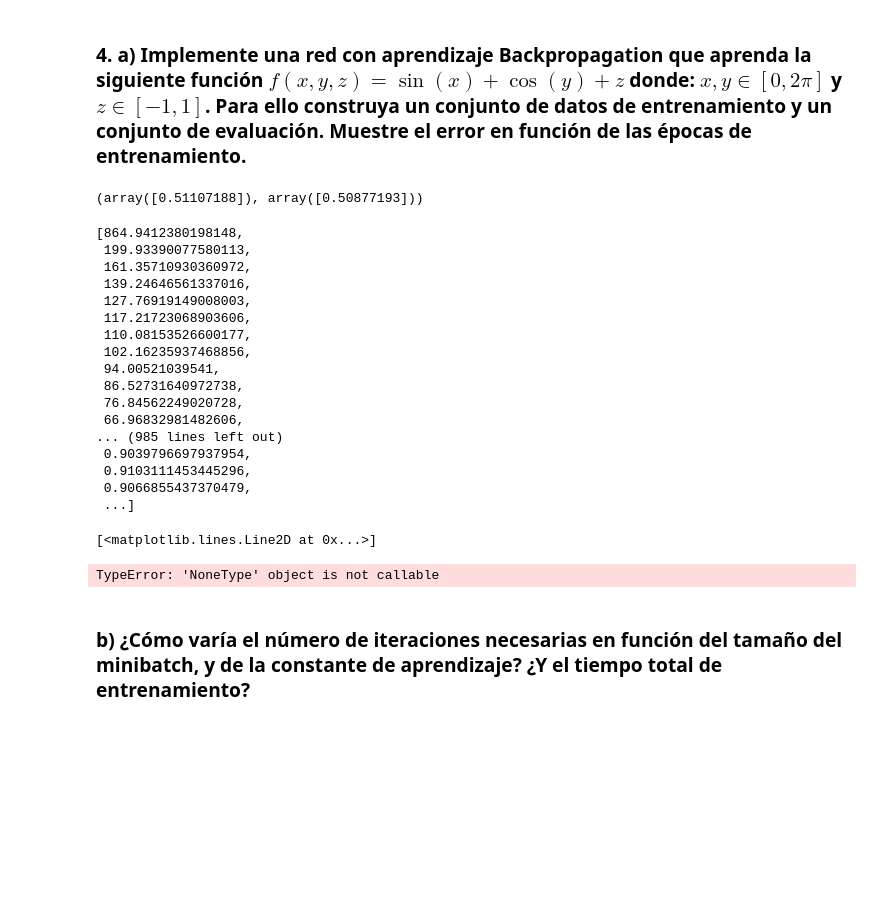
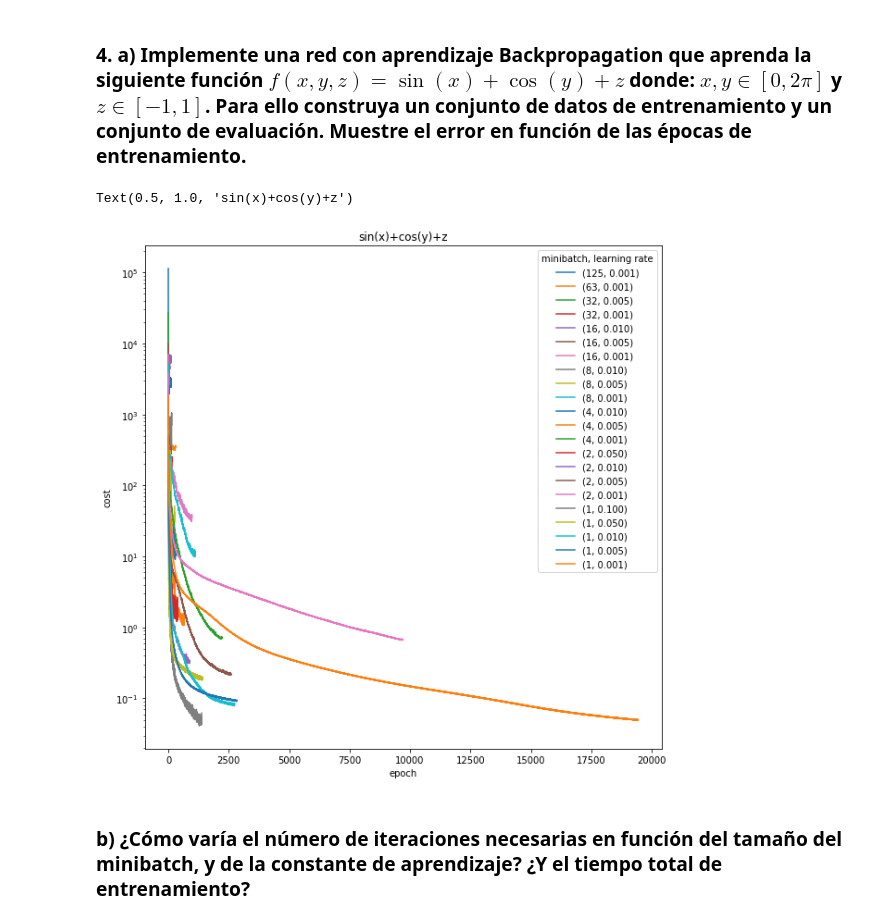
Before and after one commit to xvan/RedesNeuronales, a Jupyter notebook: TP2/tp2/tp2.ipynb, the cells around one changed output. Cells and saved outputs as stored; diff of their text form; code cells hidden in the pictures; blank space fills up the shorter version.

```diff
--- a/TP2/tp2/tp2.ipynb
+++ b/TP2/tp2/tp2.ipynb
@@ -488,36 +460,18 @@ trainer.train()
-# %%
-mn.process(training_samples[10][0]),training_samples[10][1]
-# %% [output]
-(array([0.51107188]), array([0.50877193]))
-# %%
-func_costs
-# %% [output]
-[864.9412380198148,
- 199.93390077580113,
- 161.35710930360972,
- 139.24646561337016,
- 127.76919149008003,
- 117.21723068903606,
- 110.08153526600177,
- 102.16235937468856,
- 94.00521039541,
- 86.52731640972738,
- 76.84562249020728,
- 66.96832981482606,
-... (985 lines left out)
- 0.9039796697937954,
- 0.9103111453445296,
- 0.9066855437370479,
- ...]
-# %%
-f=plt.figure()
-plt.plot([1,],[1,])
-#plt.yscale("log")
-#plt.xlabel("step")
-#plt.ylabel("cost")
-#plt.title("4 gates xor")
-# %% [output]
-[<matplotlib.lines.Line2D at 0x...>]
-TypeError: 'NoneType' object is not callable
+# %%
+with open("data/minibatch.pkl","rb") as fi:
+    sim_data = pickle.load(fi)
+
+filtered_data = [data for data in sim_data if data[3][-1] < 10000]
+
+for data in filtered_data:
+    plt.plot(data[3], label = "(%i, %0.3f)" % data[:2])
+plt.yscale("log")
+plt.xlabel("epoch")
+plt.ylabel("cost")
+plt.legend(title = "minibatch, learning rate")
+plt.title("sin(x)+cos(y)+z")
+# %% [output]
+Text(0.5, 1.0, 'sin(x)+cos(y)+z')
+[figure, added]
 # %% [markdown]
 ### b) ¿Cómo varía el número de iteraciones necesarias en función del tamaño del minibatch, y de la constante de aprendizaje? ¿Y el tiempo total de entrenamiento?
```
Also changed, not shown: parts of 10 cells of this notebook, 4 other files.
